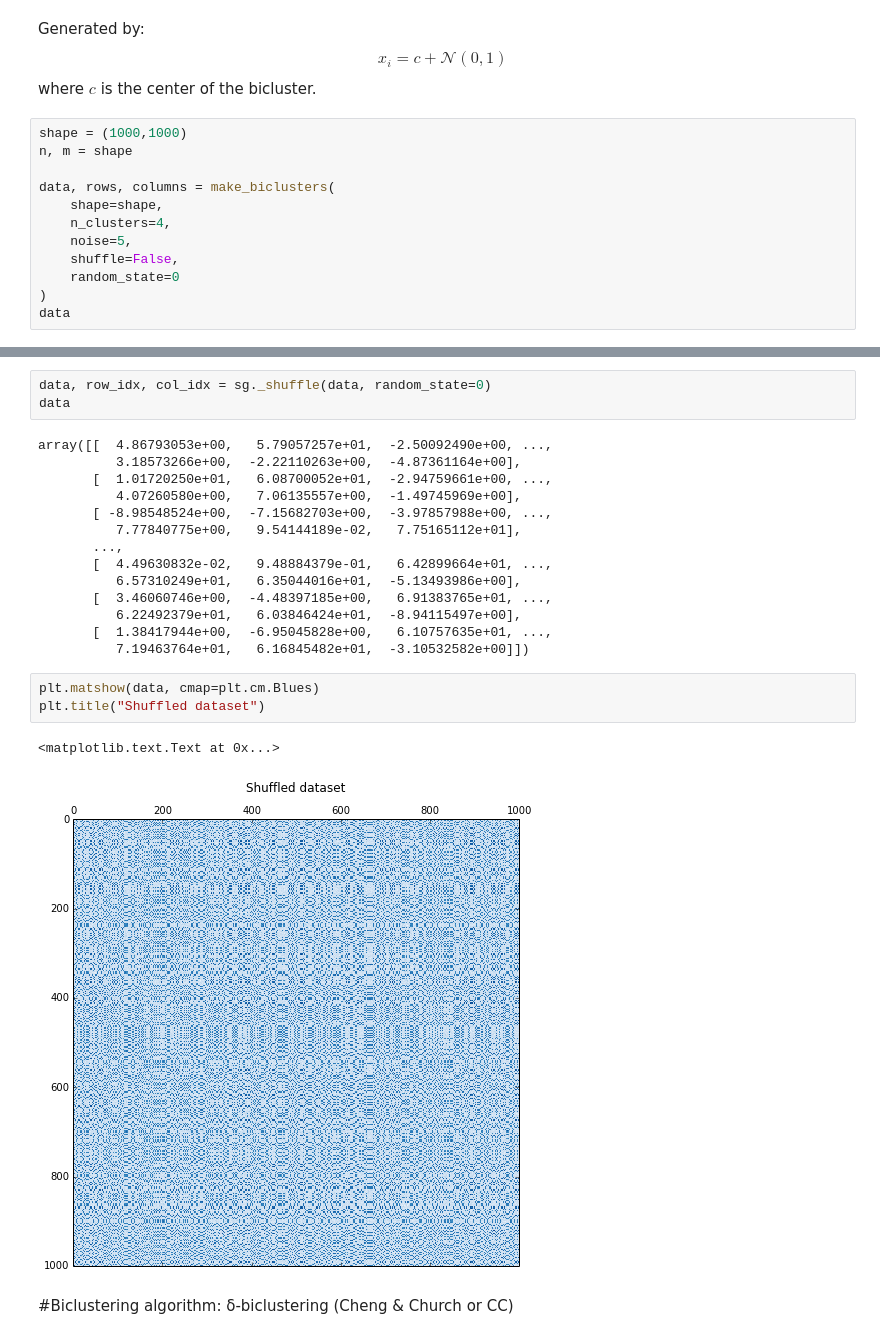
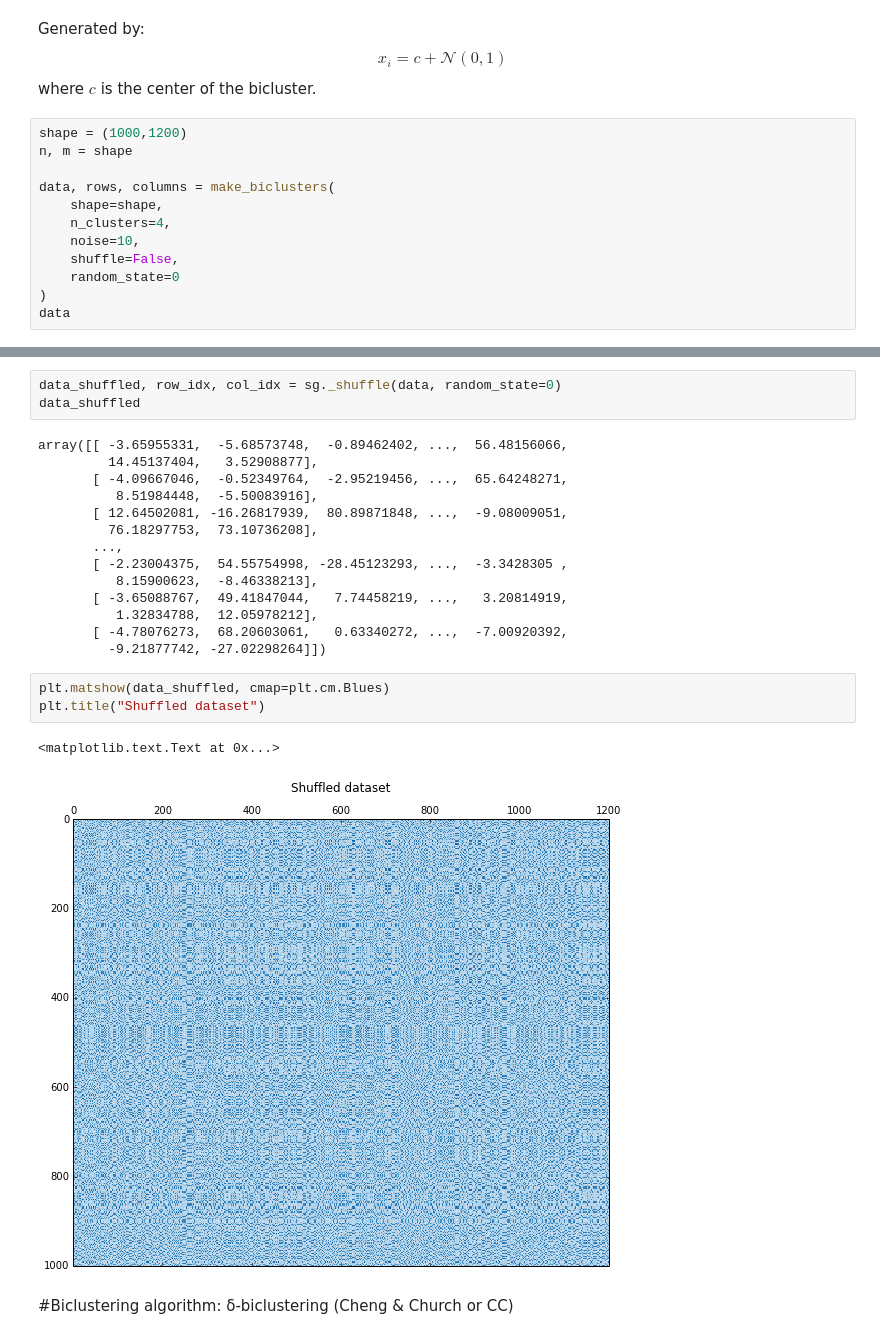
Before and after one commit to lucasbrunialti/biclustering-experiments, a Jupyter notebook: BiclusteringTest.ipynb, the cells around one changed output, grey strips where cells are left out. Drawn from its saved outputs; the diff is of its cells as text.

```diff
--- a/BiclusteringTest.ipynb
+++ b/BiclusteringTest.ipynb
@@ -21,13 +21,13 @@ Generated by:
 $$x_i = c + \mathcal{N}(0,1)$$
 where $c$ is the center of the bicluster.
 # %%
-shape = (1000,1000)
+shape = (1000,1200)
 n, m = shape
 
 data, rows, columns = make_biclusters(
     shape=shape,
     n_clusters=4,
-    noise=5,
+    noise=10,
     shuffle=False,
     random_state=0
 )
@@ -55,26 +55,26 @@ plt.title("Original dataset")
 # %%
-data, row_idx, col_idx = sg._shuffle(data, random_state=0)
-data
+data_shuffled, row_idx, col_idx = sg._shuffle(data, random_state=0)
+data_shuffled
 # %% [output]
-array([[  4.86793053e+00,   5.79057257e+01,  -2.50092490e+00, ...,
-          3.18573266e+00,  -2.22110263e+00,  -4.87361164e+00],
-       [  1.01720250e+01,   6.08700052e+01,  -2.94759661e+00, ...,
-          4.07260580e+00,   7.06135557e+00,  -1.49745969e+00],
-       [ -8.98548524e+00,  -7.15682703e+00,  -3.97857988e+00, ...,
-          7.77840775e+00,   9.54144189e-02,   7.75165112e+01],
+array([[ -3.65955331,  -5.68573748,  -0.89462402, ...,  56.48156066,
+         14.45137404,   3.52908877],
+       [ -4.09667046,  -0.52349764,  -2.95219456, ...,  65.64248271,
+          8.51984448,  -5.50083916],
+       [ 12.64502081, -16.26817939,  80.89871848, ...,  -9.08009051,
+         76.18297753,  73.10736208],
        ...,
-       [  4.49630832e-02,   9.48884379e-01,   6.42899664e+01, ...,
-          6.57310249e+01,   6.35044016e+01,  -5.13493986e+00],
-       [  3.46060746e+00,  -4.48397185e+00,   6.91383765e+01, ...,
-          6.22492379e+01,   6.03846424e+01,  -8.94115497e+00],
-       [  1.38417944e+00,  -6.95045828e+00,   6.10757635e+01, ...,
-          7.19463764e+01,   6.16845482e+01,  -3.10532582e+00]])
+       [ -2.23004375,  54.55754998, -28.45123293, ...,  -3.3428305 ,
+          8.15900623,  -8.46338213],
+       [ -3.65088767,  49.41847044,   7.74458219, ...,   3.20814919,
+          1.32834788,  12.05978212],
+       [ -4.78076273,  68.20603061,   0.63340272, ...,  -7.00920392,
+         -9.21877742, -27.02298264]])
 # %%
-plt.matshow(data, cmap=plt.cm.Blues)
+plt.matshow(data_shuffled, cmap=plt.cm.Blues)
 plt.title("Shuffled dataset")
 # %% [output]
 <matplotlib.text.Text at 0x...>
-[figure, old version]
+[figure, new version]
 # %% [markdown]
 #Biclustering algorithm: δ-biclustering (Cheng & Church or CC)
 # %%
```
Also changed, not shown: parts of 6 cells of this notebook.
